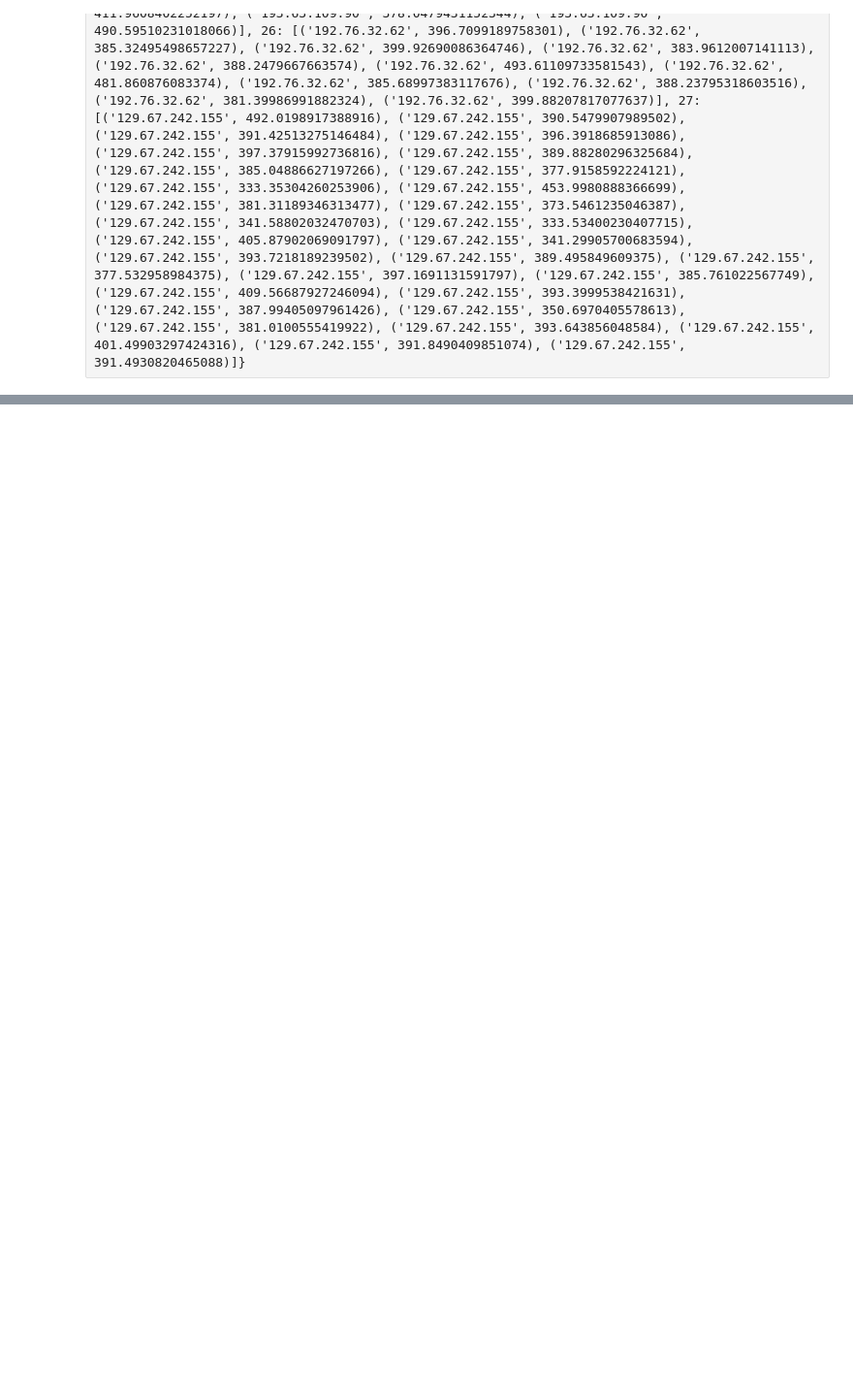
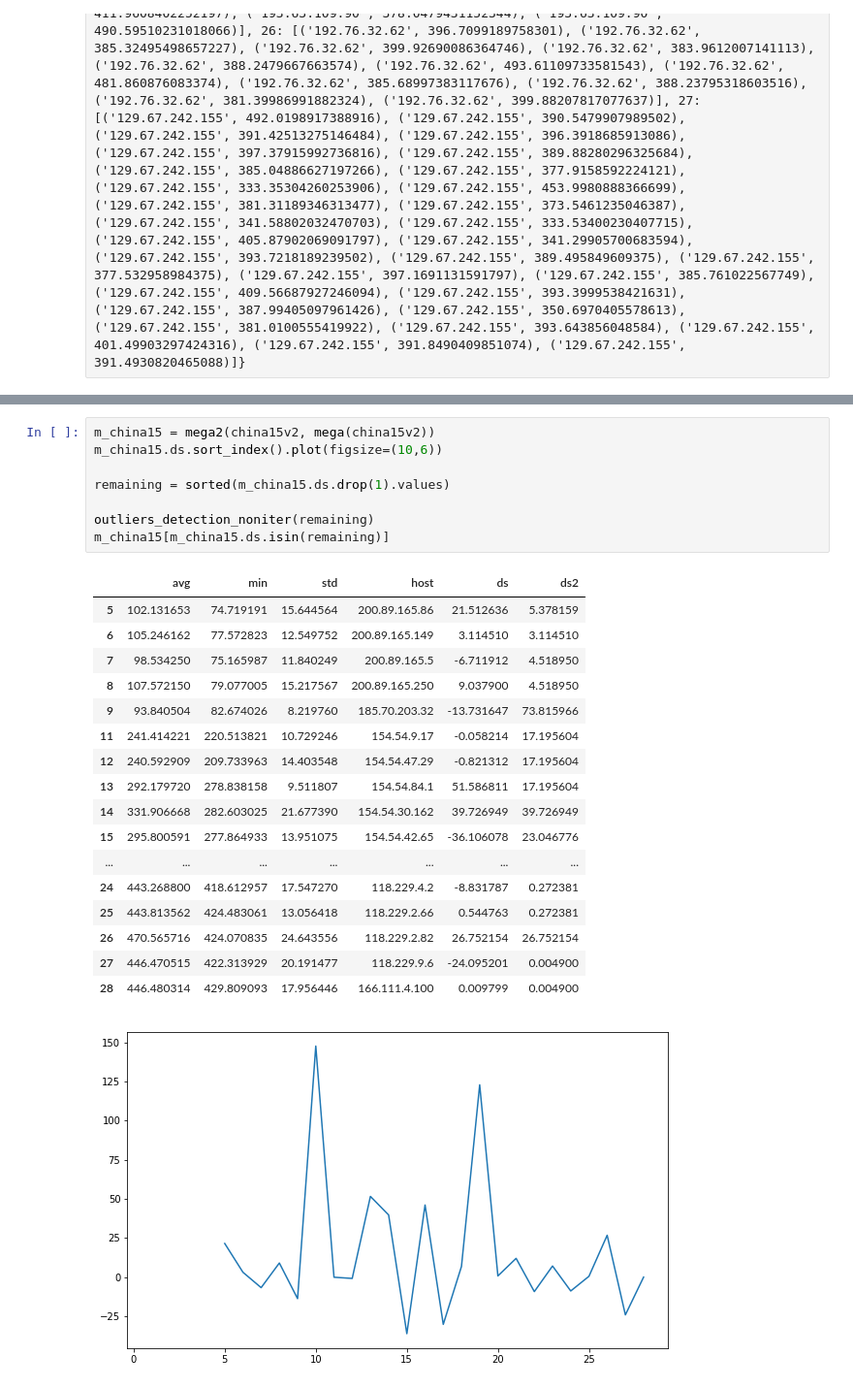
Before and after one commit to manumena/tdc-tp2, a Jupyter notebook: scripts/Untitled.ipynb, the cells around one changed output, grey strips where cells are left out. Shown: that part at 97% size. Drawn from its saved outputs; the diff is of its cells as text; blank space fills up the shorter version.

```diff
--- a/scripts/Untitled.ipynb
+++ b/scripts/Untitled.ipynb
@@ -173,0 +111,27 @@ mega2(ox, mega(ox))
+# %%
+m_china15 = mega2(china15v2, mega(china15v2))
+m_china15.ds.sort_index().plot(figsize=(10,6))
+
+remaining = sorted(m_china15.ds.drop(1).values)
+
+outliers_detection_noniter(remaining)
+m_china15[m_china15.ds.isin(remaining)]
+# %% [output]
+|  | avg | min | std | host | ds | ds2 |
+| 5 | 102.131653 | 74.719191 | 15.644564 | 200.89.165.86 | 21.512636 | 5.378159 |
+| 6 | 105.246162 | 77.572823 | 12.549752 | 200.89.165.149 | 3.114510 | 3.114510 |
+| 7 | 98.534250 | 75.165987 | 11.840249 | 200.89.165.5 | -6.711912 | 4.518950 |
+| 8 | 107.572150 | 79.077005 | 15.217567 | 200.89.165.250 | 9.037900 | 4.518950 |
+| 9 | 93.840504 | 82.674026 | 8.219760 | 185.70.203.32 | -13.731647 | 73.815966 |
+| 11 | 241.414221 | 220.513821 | 10.729246 | 154.54.9.17 | -0.058214 | 17.195604 |
+| 12 | 240.592909 | 209.733963 | 14.403548 | 154.54.47.29 | -0.821312 | 17.195604 |
+| 13 | 292.179720 | 278.838158 | 9.511807 | 154.54.84.1 | 51.586811 | 17.195604 |
+| 14 | 331.906668 | 282.603025 | 21.677390 | 154.54.30.162 | 39.726949 | 39.726949 |
+| 15 | 295.800591 | 277.864933 | 13.951075 | 154.54.42.65 | -36.106078 | 23.046776 |
+| ... | ... | ... | ... | ... | ... | ... |
+| 24 | 443.268800 | 418.612957 | 17.547270 | 118.229.4.2 | -8.831787 | 0.272381 |
+| 25 | 443.813562 | 424.483061 | 13.056418 | 118.229.2.66 | 0.544763 | 0.272381 |
+| 26 | 470.565716 | 424.070835 | 24.643556 | 118.229.2.82 | 26.752154 | 26.752154 |
+| 27 | 446.470515 | 422.313929 | 20.191477 | 118.229.9.6 | -24.095201 | 0.004900 |
+| 28 | 446.480314 | 429.809093 | 17.956446 | 166.111.4.100 | 0.009799 | 0.004900 |
+[figure, added]
```
Also changed, not shown: parts of 10 cells of this notebook, 1 other file.
